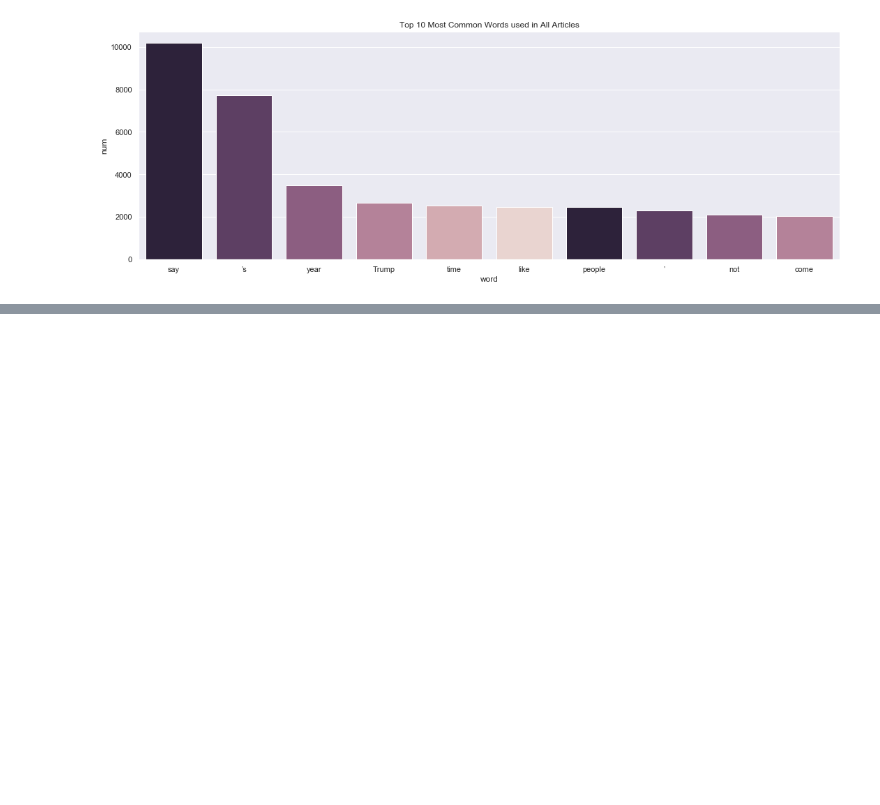
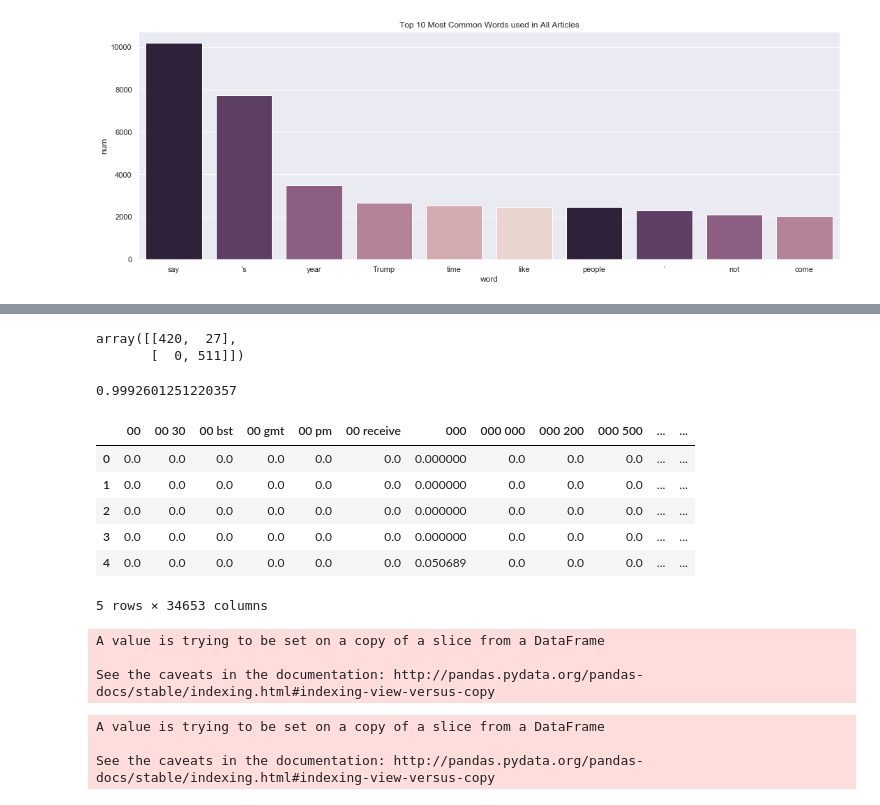
Before and after one commit to ndelrossi7/FakeNewsDetection, a Jupyter notebook: Untitled.ipynb, the cells around one changed output, grey strips where cells are left out. Saved outputs shown, nothing was run; the diff lists cells and outputs as text; code cells hidden in the pictures; blank space fills up the shorter version.

```diff
--- a/Untitled.ipynb
+++ b/Untitled.ipynb
@@ -142,0 +195,12 @@ plt.show()
+# %%
+clean_df['tokenized_body'] = clean_df['Body'].apply(lambda x: tokenizer.tokenize(x))
+clean_df['tokenized_body'] = clean_df['tokenized_body'].apply(lambda x: [word for word in x if word not in stop_words])
+clean_df['lemma'] = clean_df['tokenized_body'].apply(lambda x: [lemmatizer.lemmatize(w.lower()) for w in x])
+clean_df['lemma'] = clean_df['lemma'].apply(lambda x: (" ").join(x))
+
+# def mytoken(df):
+#     df['tokenized_body'] = df['Body'].apply(lambda x: tokenizer.tokenize(x))
+#     df['tokenized_body'] = df['tokenized_body'].apply(lambda x: [word for word in x if word not in stop_words])
+#     df['lemma'] = df['tokenized_body'].apply(lambda x: [lemmatizer.lemmatize(w.lower()) for w in x])
+#     df['lemma'] = df['lemma'].apply(lambda x: (" ").join(x))
+#     return df
@@ -142,0 +216,15 @@ plt.show()
+# %%
+from sklearn.model_selection import train_test_split
+X_train, X_test, y_train, y_test = train_test_split(clean_df['lemma'], clean_df['Label'], test_size = 0.3,random_state=1)
+# %%
+# target = clean_df['Label']
+from sklearn.feature_extraction.text import TfidfVectorizer
+# tf=TfidfVectorizer()
+# text_tf= tf.fit_transform(clean_df['lemma'])
+# text_tf.data
+
+tfidf = TfidfVectorizer(sublinear_tf=True, min_df=5, norm='l2', encoding='latin-1', ngram_range = (1,2), stop_words='english')
+trainv = tfidf.fit_transform(X_train, y_train).toarray()
+testv = tfidf.transform(X_test).toarray()
+labels = clean_df.Label
+features.shape
@@ -142,0 +285,37 @@ plt.show()
+# %%
+metrics.confusion_matrix(y_test, y_pred_classl)
+# %% [output]
+array([[420,  27],
+       [  0, 511]])
+# %%
+metrics.roc_auc_score(y_test, y_pred_probl)
+# %% [output]
+0.9992601251220357
+# %%
+tfidf_df = pd.DataFrame(features)
+tfidf_df.columns = tfidf.get_feature_names()
+tfidf_df['Label'] = labels
+# %%
+tfidf_df.head()
+# %% [output]
+|  | 00 | 00 30 | 00 bst | 00 gmt | 00 pm | 00 receive | 000 | 000 000 | 000 200 | 000 500 | ... | ... |
+| 0 | 0.0 | 0.0 | 0.0 | 0.0 | 0.0 | 0.0 | 0.000000 | 0.0 | 0.0 | 0.0 | ... | ... |
+| 1 | 0.0 | 0.0 | 0.0 | 0.0 | 0.0 | 0.0 | 0.000000 | 0.0 | 0.0 | 0.0 | ... | ... |
+| 2 | 0.0 | 0.0 | 0.0 | 0.0 | 0.0 | 0.0 | 0.000000 | 0.0 | 0.0 | 0.0 | ... | ... |
+| 3 | 0.0 | 0.0 | 0.0 | 0.0 | 0.0 | 0.0 | 0.000000 | 0.0 | 0.0 | 0.0 | ... | ... |
+| 4 | 0.0 | 0.0 | 0.0 | 0.0 | 0.0 | 0.0 | 0.050689 | 0.0 | 0.0 | 0.0 | ... | ... |
+5 rows × 34653 columns
+# %%
+real_tfidf = get_article_type(tfidf_df, 1)
+fake_tfidf = get_article_type(tfidf_df, 0)
+# %% [output]
+A value is trying to be set on a copy of a slice from a DataFrame
+
+See the caveats in the documentation: http://pandas.pydata.org/pandas-docs/stable/indexing.html#indexing-view-versus-copy
+# %%
+real_tfidf.drop(['level_0'], axis = 1, inplace = True)
+fake_tfidf.drop(['level_0'], axis = 1, inplace = True)
+# %% [output]
+A value is trying to be set on a copy of a slice from a DataFrame
+
+See the caveats in the documentation: http://pandas.pydata.org/pandas-docs/stable/indexing.html#indexing-view-versus-copy
```
Also changed, not shown: parts of 15 cells of this notebook.
